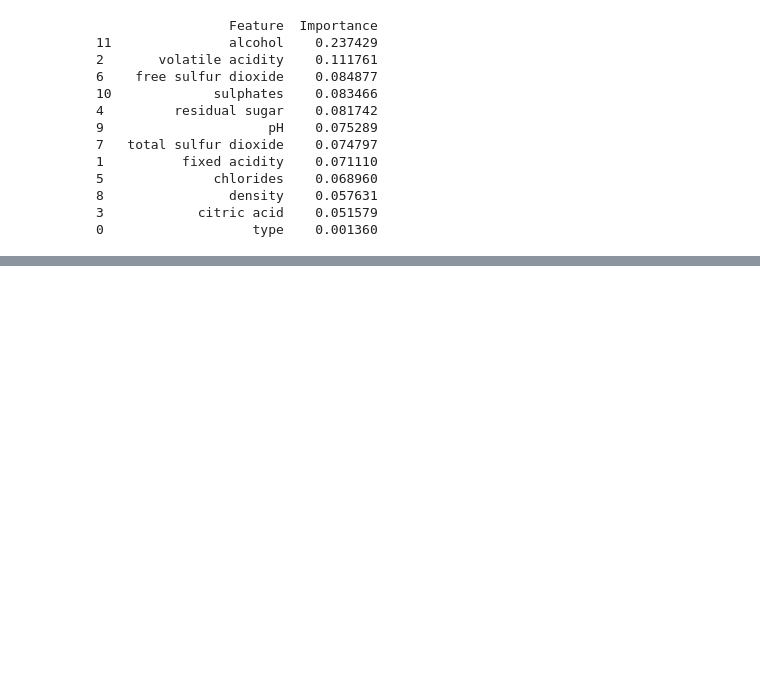
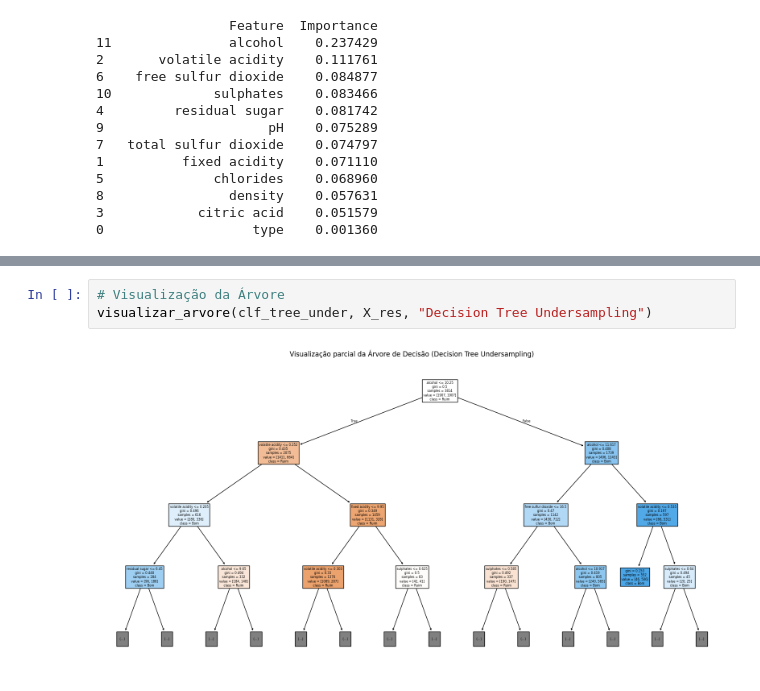
Before and after one commit to BMateusSs/Projeto-PSI3, a Jupyter notebook: decision_tree_wine_quality.ipynb, the cells around one changed output, grey strips where cells are left out. Drawn from its saved outputs; the diff is of its cells as text; blank space fills up the shorter version.

```diff
--- a/decision_tree_wine_quality.ipynb
+++ b/decision_tree_wine_quality.ipynb
@@ -385,0 +473,5 @@ plotar_importancia_features(clf_tree_cw, X_train, "Decision Tree class_weight")
+# %%
+# Visualização da Árvore
+visualizar_arvore(clf_tree_under, X_res, "Decision Tree Undersampling")
+# %% [output]
+[figure, added]
```
Also changed, not shown: parts of 11 cells of this notebook.
